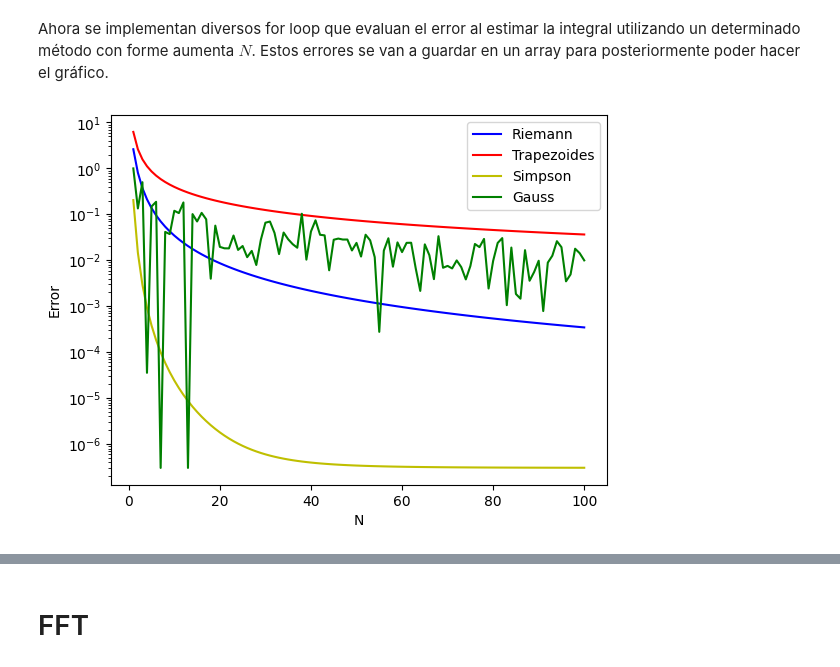
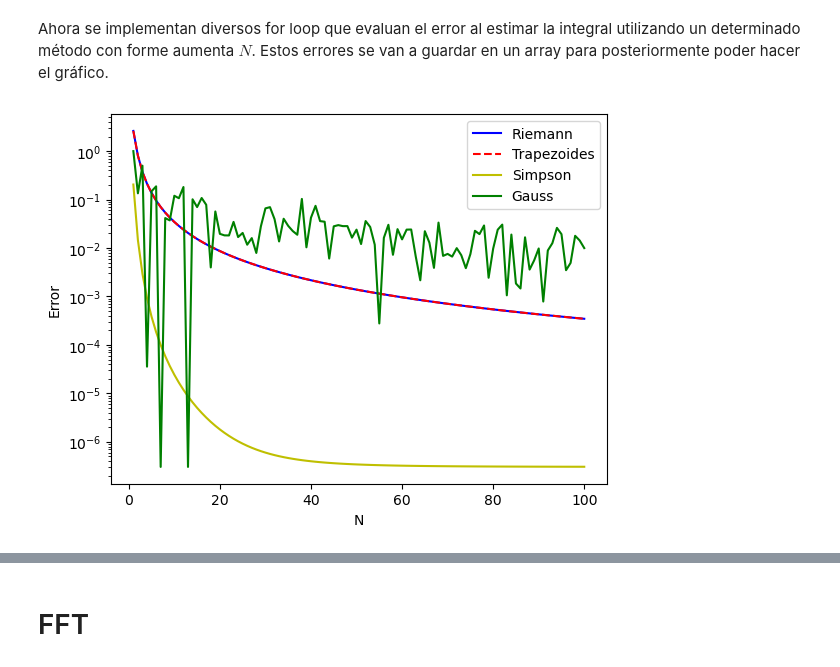
Before and after one commit to Kporras21/Metodos_n-mericos, a Jupyter notebook: numerical.ipynb, the cells around one changed output, grey strips where cells are left out. Cells and saved outputs as stored; diff of their text form; code cells hidden in the pictures.

```diff
--- a/numerical.ipynb
+++ b/numerical.ipynb
@@ -46,9 +46,8 @@ def I_Riemman(a, b, N):
 
     #Se realiza un for loop para iterar sobre cada rectángulo e ir sumando el resultado en
     #integral:
-    for i in range(N):
-        x_i = a + i * h
-        integral += function(x_i) * h
+    for k in range(N):
+        integral += function(a + k * h) * h
     return integral
 # %% [markdown]
 EL segundo método es el de trapezoides, para ello se tienen $N$ subregiones de ancho $h$ igual que en el método de Riemman.
@@ -69,7 +68,7 @@ def I_Trapezoides(a, b, N):
 
     #Se realiza un for loop para iterar sobre cada elemento de la función evaluada en el
     #punto a+kh y el resultado se guarda en la variable Sum:
-    for k in range(N):
+    for k in range(1, N):
         Sum += function(a+(k*h))
     return h * (1/2 * function(a) + 1/2 * function(b) + Sum) #retorna el valor de la integral
 # %% [markdown]
@@ -220,13 +219,13 @@ for N in range(1, 101):
     err_Gauss[N-1] = err
 # %%
 plt.plot(range(1, 101), err_Riemman, linestyle='-', color='b', label='Riemann')
-plt.plot(range(1, 101), err_Trapezoides, linestyle='-', color='r', label='Trapezoides')
+plt.plot(range(1, 101), err_Trapezoides, linestyle='--', color='r', label='Trapezoides')
 plt.plot(range(1, 101), err_Simpson, linestyle='-', color='y', label='Simpson')
 plt.plot(range(1, 101), err_Gauss, linestyle='-', color='g', label='Gauss')
 plt.yscale('log')
 plt.xlabel('N')
 plt.ylabel('Error')
 plt.legend()
 plt.show()
 # %% [output]
-[figure, old version]
+[figure, new version]
```
Also changed, not shown: parts of 3 cells of this notebook.
